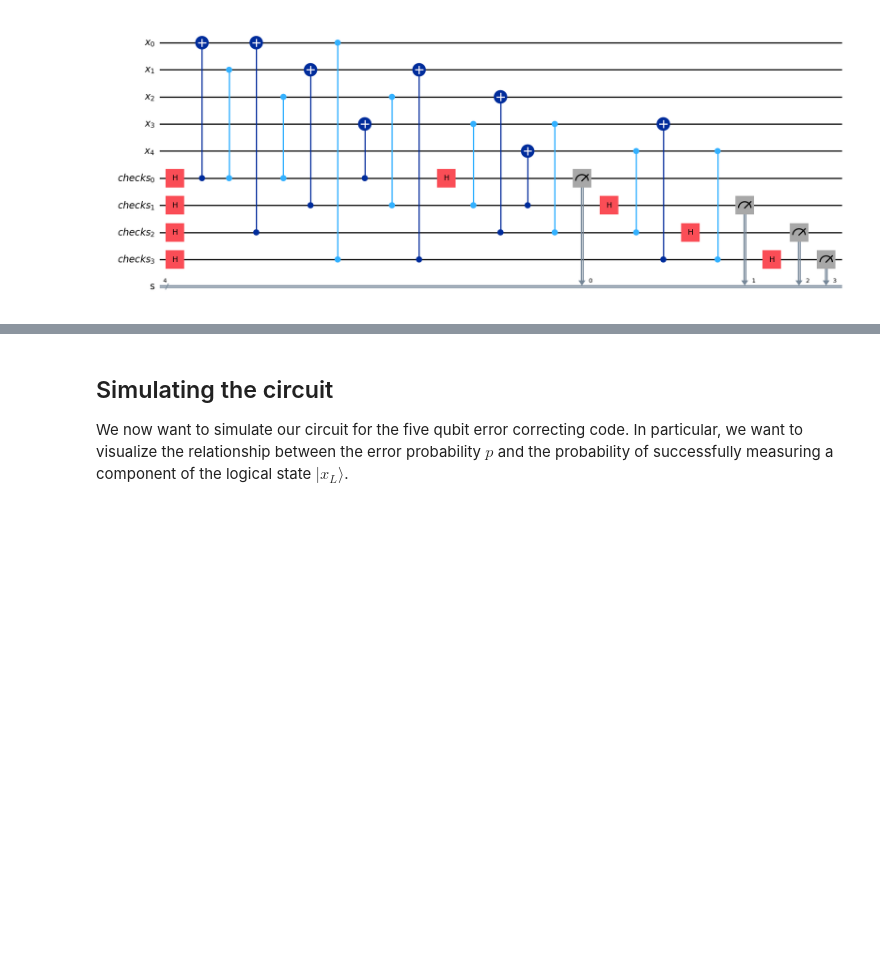
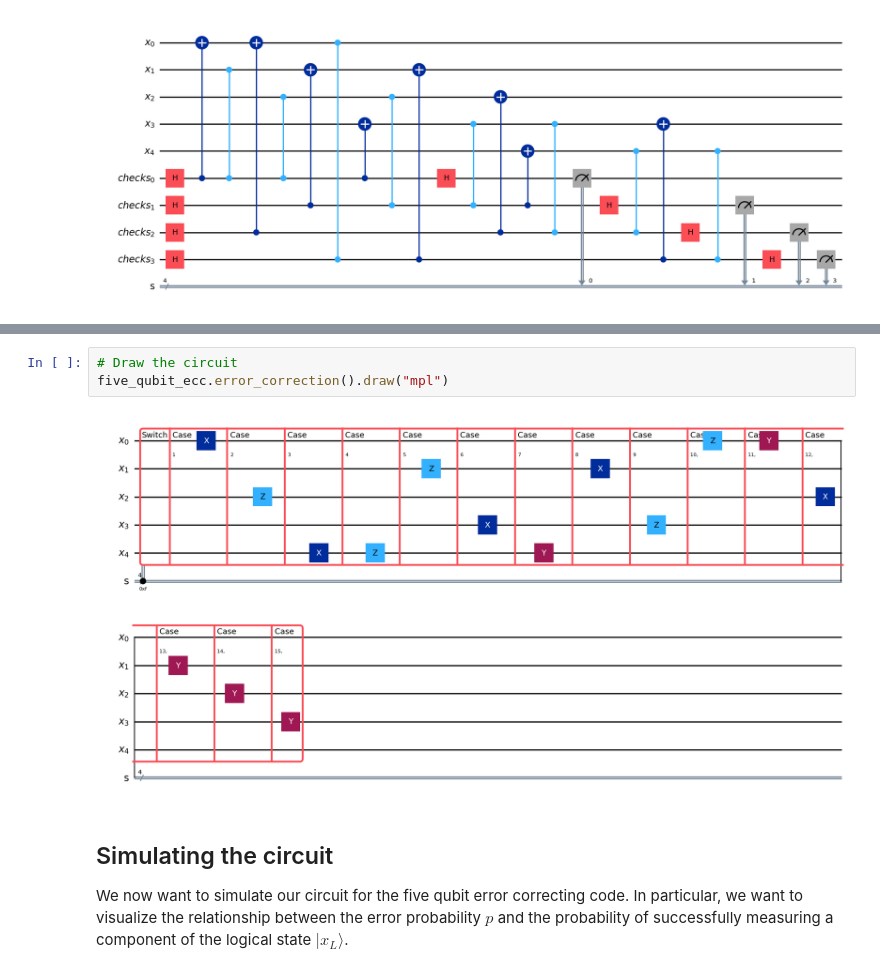
Before and after one commit to adn1995/five-qubit-ecc, a Jupyter notebook: five_qubit_ecc.ipynb, the cells around one changed output, grey strips where cells are left out. Saved outputs shown, nothing was run; the diff lists cells and outputs as text; blank space fills up the shorter version.

Commit message:
Add references and minor corrections, and rerun the notebook

```diff
--- a/five_qubit_ecc.ipynb
+++ b/five_qubit_ecc.ipynb
@@ -185,3 +236,8 @@ five_qubit_ecc.measure_syndromes().draw("mpl")
+# %%
+# Draw the circuit
+five_qubit_ecc.error_correction().draw("mpl")
+# %% [output]
+[figure, added]
 # %% [markdown]
 ## Simulating the circuit
 
```
Also changed, not shown: parts of 10 cells of this notebook.
